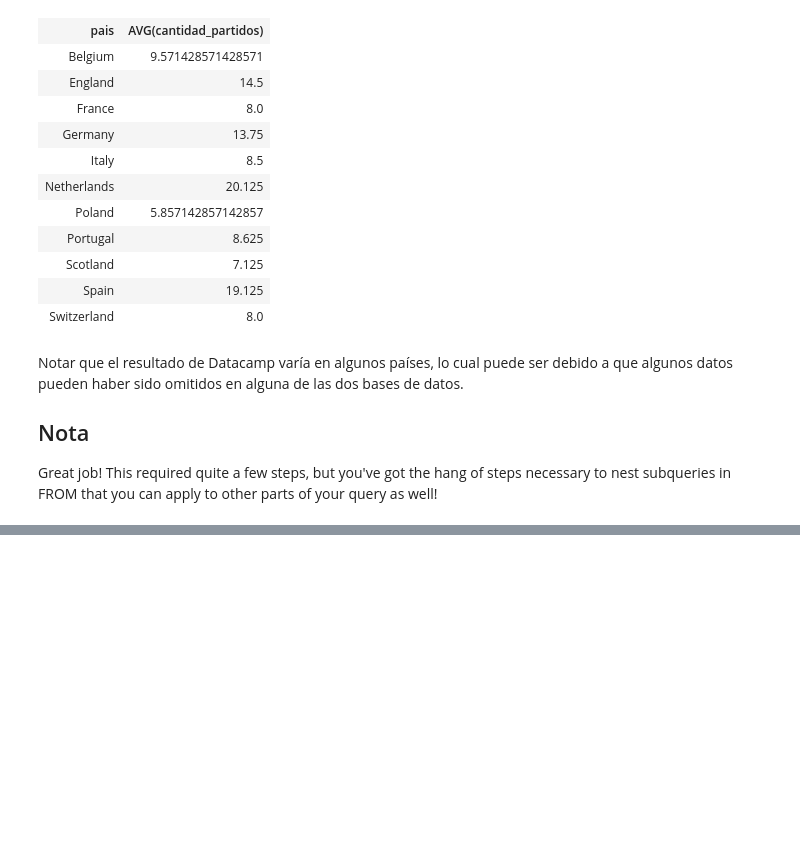
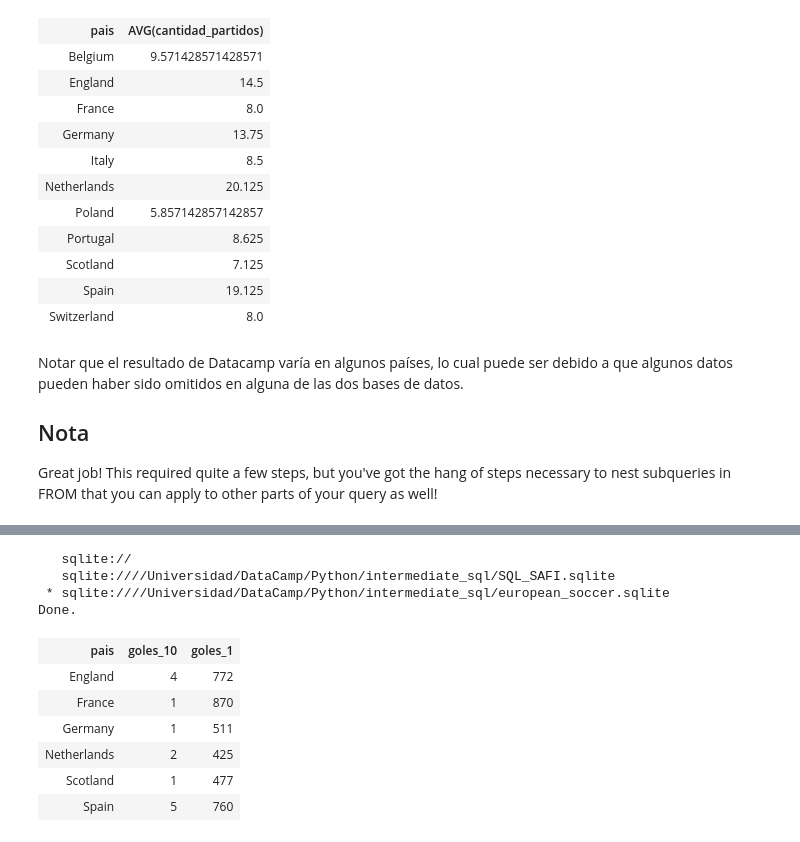
Before and after one commit to adinamarca/notebooks, a Jupyter notebook: SQL/intermediate_sql/notebook.ipynb, the cells around one changed output, grey strips where cells are left out. Drawn from its saved outputs; the diff is of its cells as text; code cells hidden in the pictures; blank space fills up the shorter version.

```diff
--- a/SQL/intermediate_sql/notebook.ipynb
+++ b/SQL/intermediate_sql/notebook.ipynb
@@ -3252,0 +3396,23 @@ Great job! This required quite a few steps, but you've got the hang of steps nec
+# %%
+%sql SELECT c.name AS pais, \
+COUNT(DISTINCT m1.id) AS goles_10, \
+COUNT(DISTINCT m2.id) AS goles_1 \
+FROM country AS c \
+LEFT JOIN match AS m1 \
+ON m1.country_id = c.id \
+LEFT JOIN match AS m2 \
+ON m2.country_id = c.id \
+WHERE m1.home_team_goal + m1.away_team_goal >= 10 AND m2.home_team_goal + m2.away_team_goal <= 1 \
+GROUP BY pais
+# %% [output]
+   sqlite://
+   sqlite:////Universidad/DataCamp/Python/intermediate_sql/SQL_SAFI.sqlite
+ * sqlite:////Universidad/DataCamp/Python/intermediate_sql/european_soccer.sqlite
+Done.
+| pais | goles_10 | goles_1 |
+| England | 4 | 772 |
+| France | 1 | 870 |
+| Germany | 1 | 511 |
+| Netherlands | 2 | 425 |
+| Scotland | 1 | 477 |
+| Spain | 5 | 760 |
```
Also changed, not shown: parts of 11 cells of this notebook.
